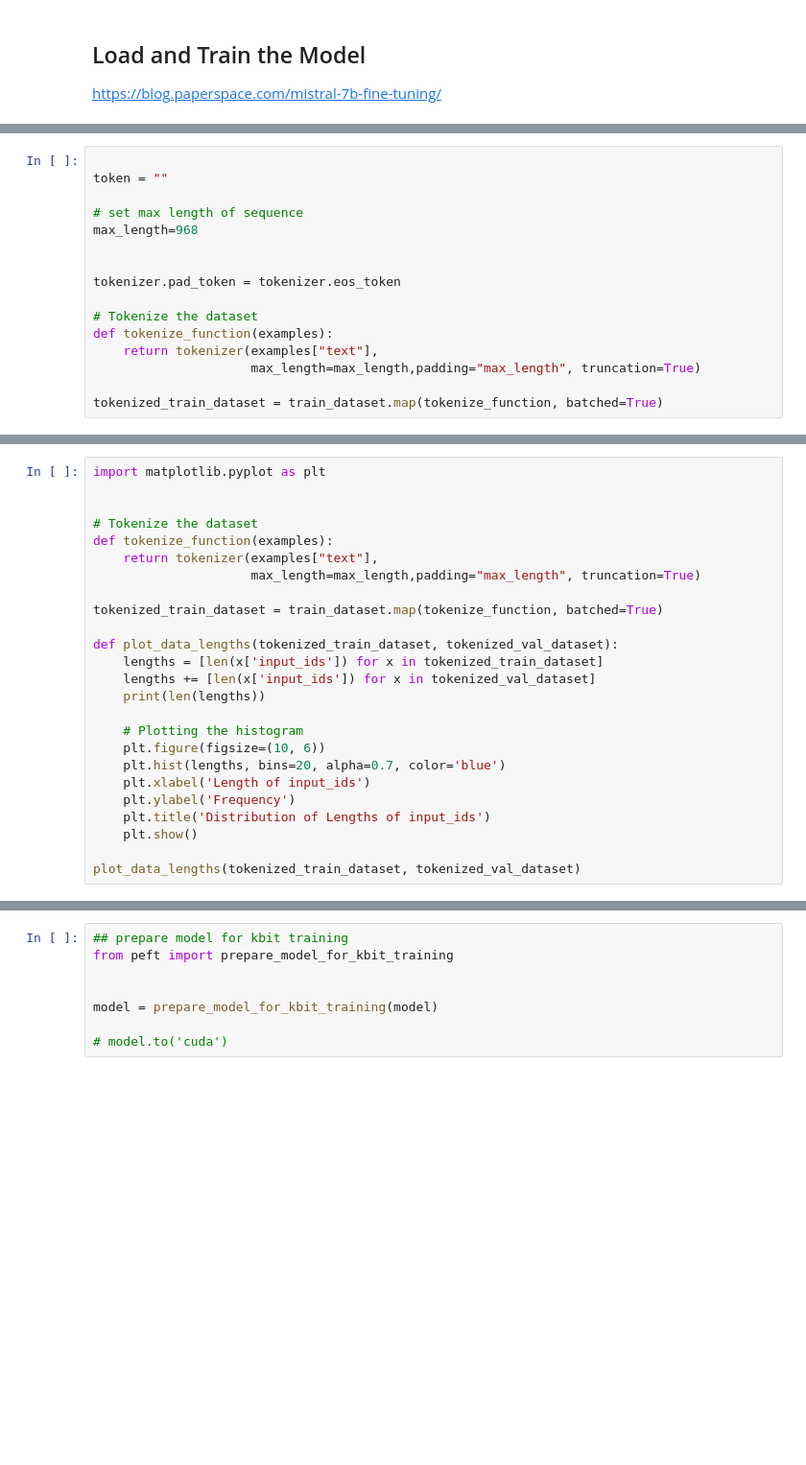
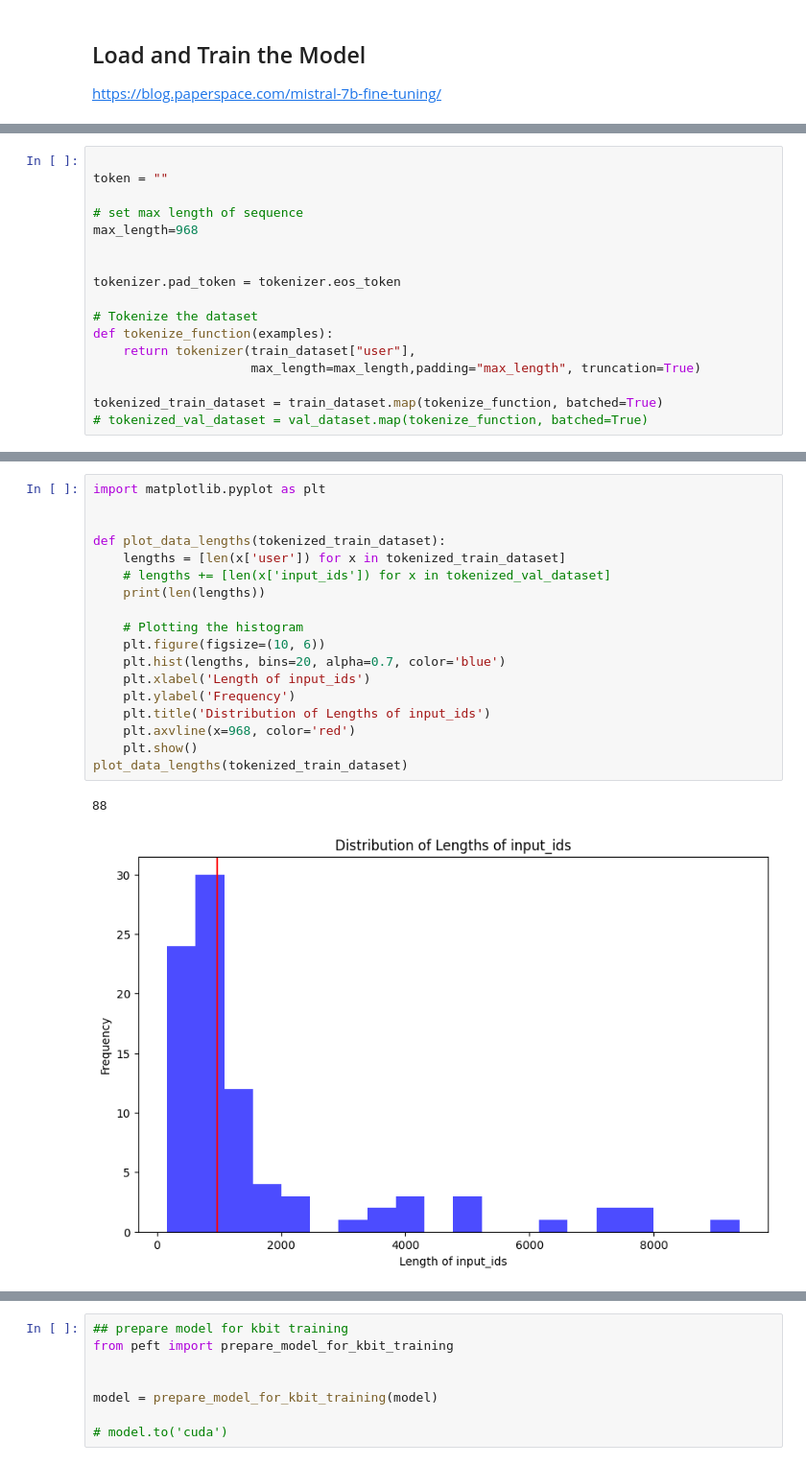
Before and after one commit to hkumar747/llm-json, a Jupyter notebook: 03_hf_mistral_finetune.ipynb, the cells around one changed output, grey strips where cells are left out. Shown at 96% size. Drawn from its saved outputs; the diff is of its cells as text; blank space fills up the shorter version.

```diff
--- a/03_hf_mistral_finetune.ipynb
+++ b/03_hf_mistral_finetune.ipynb
@@ -306,9 +354,10 @@ tokenizer.pad_token = tokenizer.eos_token
 
 # Tokenize the dataset
 def tokenize_function(examples):
-    return tokenizer(examples["text"],
+    return tokenizer(train_dataset["user"],
                      max_length=max_length,padding="max_length", truncation=True)
 
 tokenized_train_dataset = train_dataset.map(tokenize_function, batched=True)
+# tokenized_val_dataset = val_dataset.map(tokenize_function, batched=True)
 # %% [markdown]
 ### Plot a histogram of the distribution of tokens
@@ -315,28 +366,24 @@ tokenized_train_dataset = train_dataset.map(tokenize_function, batched=True)
 # %%
 import matplotlib.pyplot as plt
 
 
-# Tokenize the dataset
-def tokenize_function(examples):
-    return tokenizer(examples["text"],
-                     max_length=max_length,padding="max_length", truncation=True)
-
-tokenized_train_dataset = train_dataset.map(tokenize_function, batched=True)
-
-def plot_data_lengths(tokenized_train_dataset, tokenized_val_dataset):
-    lengths = [len(x['input_ids']) for x in tokenized_train_dataset]
-    lengths += [len(x['input_ids']) for x in tokenized_val_dataset]
+def plot_data_lengths(tokenized_train_dataset):
+    lengths = [len(x['user']) for x in tokenized_train_dataset]
+    # lengths += [len(x['input_ids']) for x in tokenized_val_dataset]
     print(len(lengths))
 
     # Plotting the histogram
     plt.figure(figsize=(10, 6))
     plt.hist(lengths, bins=20, alpha=0.7, color='blue')
     plt.xlabel('Length of input_ids')
     plt.ylabel('Frequency')
     plt.title('Distribution of Lengths of input_ids')
+    plt.axvline(x=968, color='red')
     plt.show()
-
-plot_data_lengths(tokenized_train_dataset, tokenized_val_dataset)
+plot_data_lengths(tokenized_train_dataset)
+# %% [output]
+88
+[figure, added]
 # %% [markdown]
 ## Set LoRA Configuration
 
```
Also changed, not shown: parts of 40 cells of this notebook.
